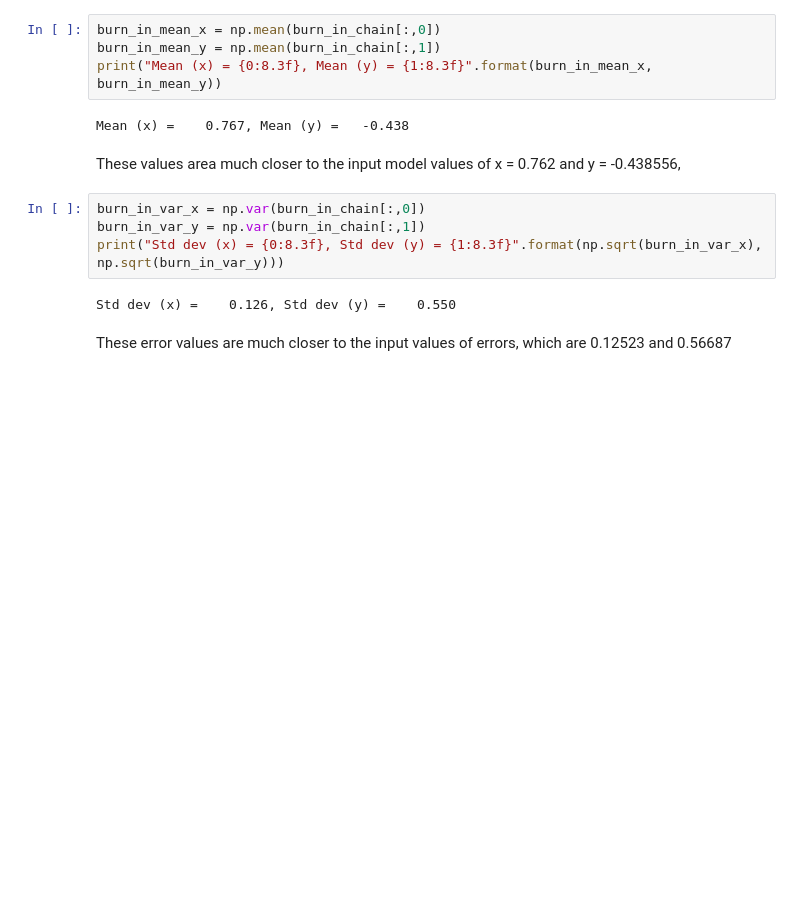
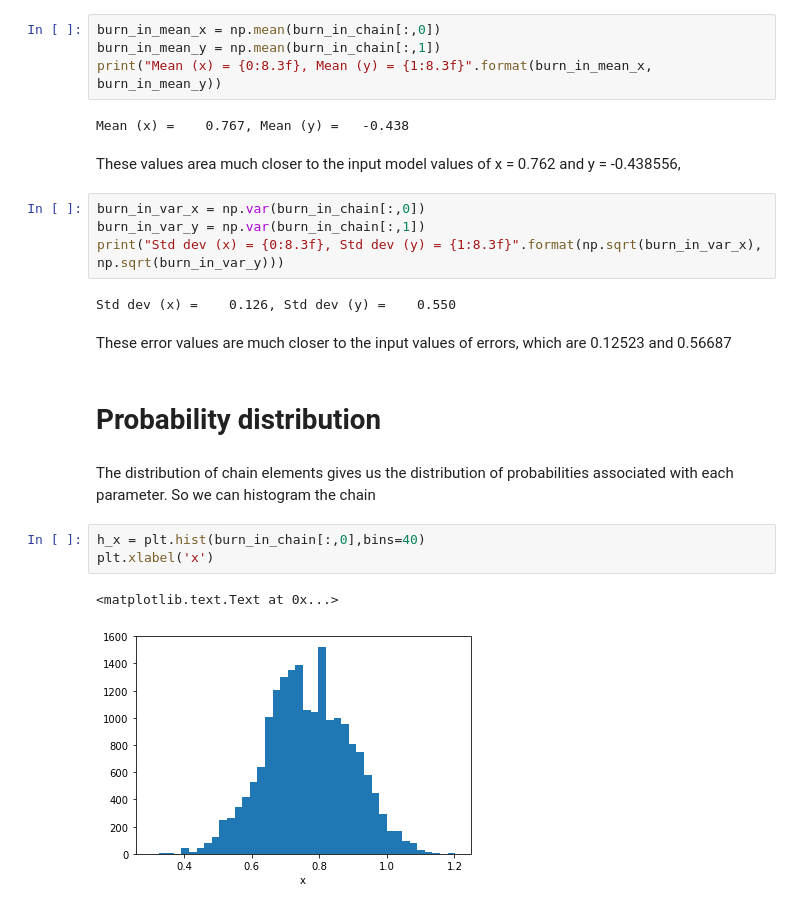
Before and after one commit to dparkins/MCMC-chain-analysis, a Jupyter notebook: MCMC_chain_analysis.ipynb, the cells around one changed output. Saved outputs shown, nothing was run; the diff lists cells and outputs as text; blank space fills up the shorter version.

```diff
--- a/MCMC_chain_analysis.ipynb
+++ b/MCMC_chain_analysis.ipynb
@@ -100,3 +100,13 @@ print("Std dev (x) = {0:8.3f}, Std dev (y) = {1:8.3f}".format(np.sqrt(burn_in_va
 Std dev (x) =    0.126, Std dev (y) =    0.550
 # %% [markdown]
 These error values are much closer to the input values of errors, which are 0.12523 and 0.56687
+# %% [markdown]
+# Probability distribution
+# %% [markdown]
+The distribution of chain elements gives us the distribution of probabilities associated with each parameter. So we can histogram the chain
+# %%
+h_x = plt.hist(burn_in_chain[:,0],bins=40)
+plt.xlabel('x')
+# %% [output]
+<matplotlib.text.Text at 0x...>
+[figure, added]
```
Also changed, not shown: parts of 8 cells of this notebook, 2 other files.
